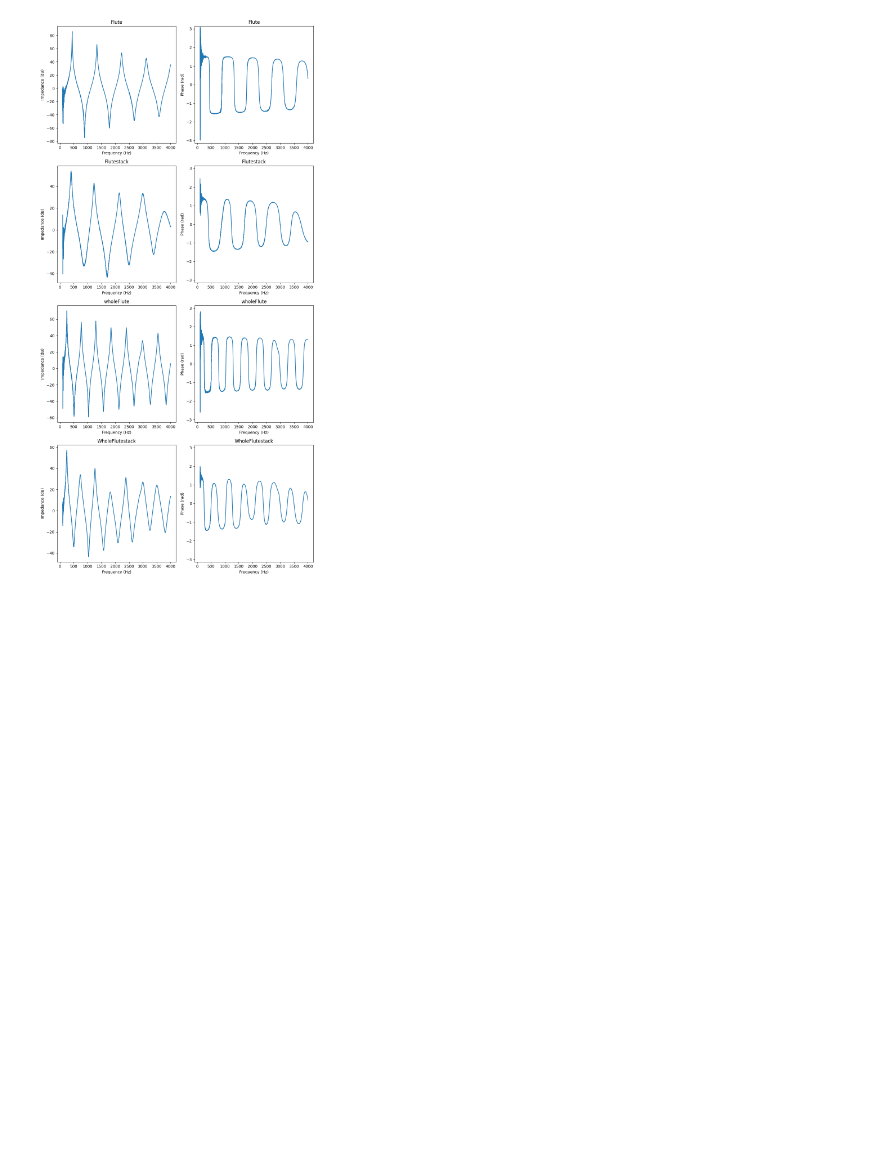
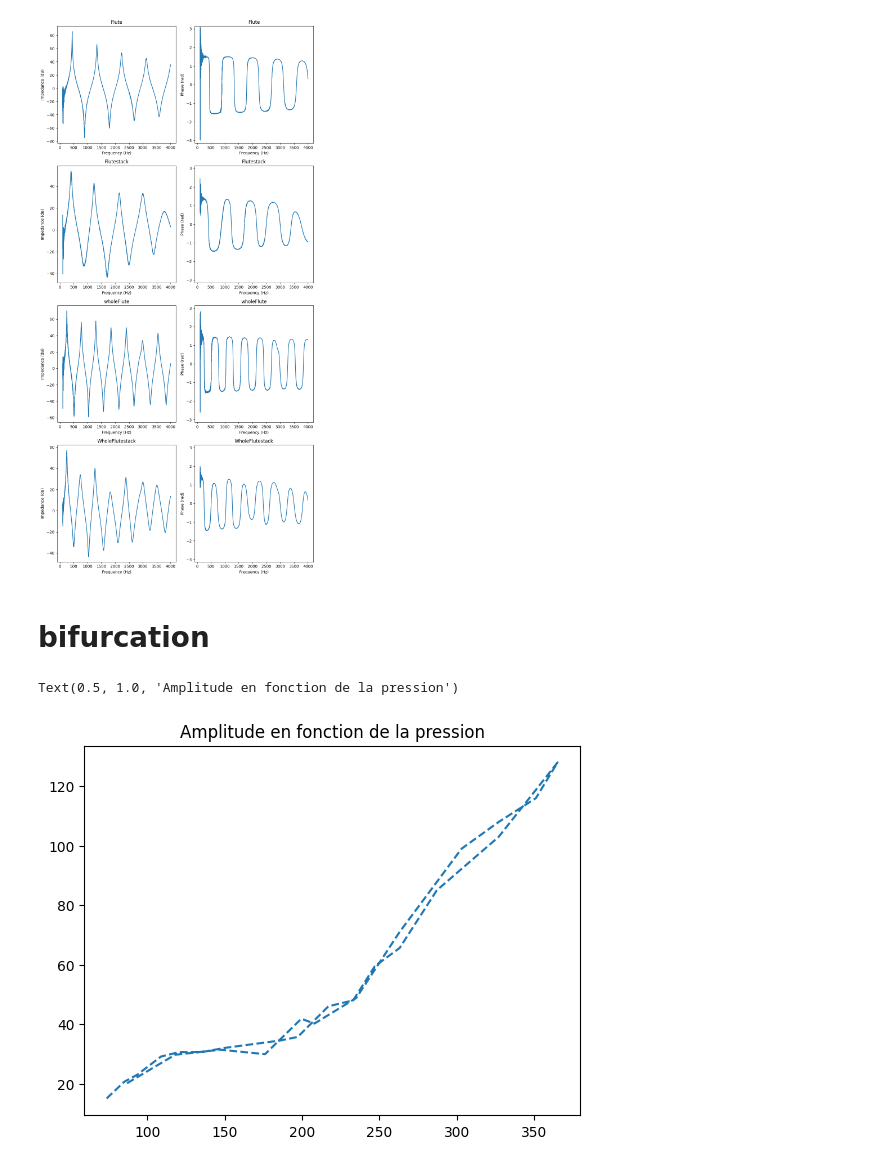
Before and after one commit to kjle/Acoustique-Musicale-TP, a Jupyter notebook: vent/data_analyse.ipynb, the cells around one changed output. Cells and saved outputs as stored; diff of their text form; code cells hidden in the pictures; blank space fills up the shorter version.

Commit message:
wind bifurcation mesures and strings rendu v2

```diff
--- a/vent/data_analyse.ipynb
+++ b/vent/data_analyse.ipynb
@@ -41,3 +41,20 @@ plt.tight_layout()
 plt.show()
 # %% [output]
 [figure]
+# %% [markdown]
+# bifurcation
+# %%
+import numpy as np
+
+source_file_path = "./data/bifurcation_mesure/bifurcation_data.csv"
+data = np.genfromtxt(source_file_path, delimiter=";").T
+pressure = data[0]
+ampls = data[1]
+freqs = data[2]
+# %%
+import matplotlib.pyplot as plt
+plt.plot(pressure, ampls, "--")
+plt.title("Amplitude en fonction de la pression")
+# %% [output]
+Text(0.5, 1.0, 'Amplitude en fonction de la pression')
+[figure, added]
```
Also changed, not shown: parts of 2 cells of this notebook, 6 other files.
